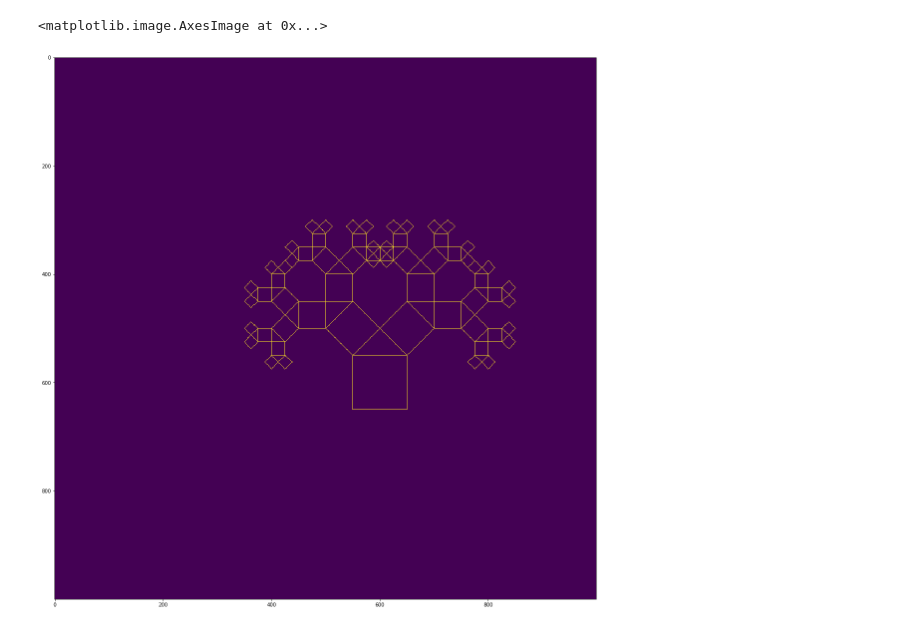
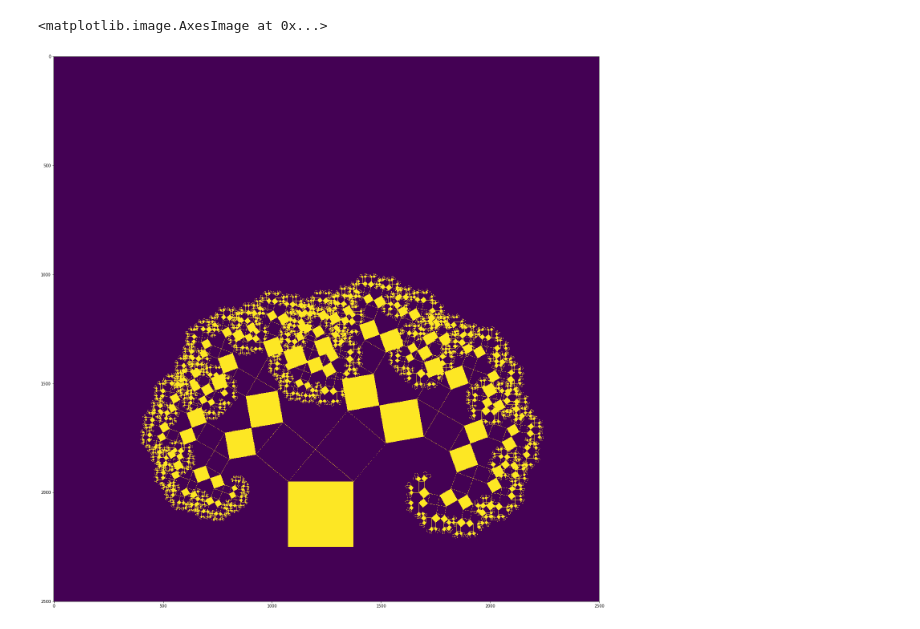
Before and after one commit to Rexhaif/GraphiksLabs, a Jupyter notebook: Graphic.ipynb, the cells around one changed output. Saved outputs shown, nothing was run; the diff lists cells and outputs as text; code cells hidden in the pictures.

```diff
--- a/Graphic.ipynb
+++ b/Graphic.ipynb
@@ -6,14 +4,4 @@ from tkinter import *
 # %%
 import matplotlib.pyplot as plt
 from skimage.draw import *
-# %%
-#В данном случае эта запись означает,
-#что мы импортируем модуль math из Tkinter
-#Tkinter - кроссплатформенная библиотека
-#для разработки графического интерфейса на языке Python
-x=750 #это параметры расположения дерева
-y=750
-side=100 #сторона квадрата
-deep=6 #количество итераций
-alfa=math.pi/3
 # %%
@@ -50,2 +37,0 @@ import numpy as np
-# %%
-img = np.zeros((1000,1000))
@@ -54,8 +38,13 @@ Pyth_tree(img, x-100,y-100, side, 0, math.radians(45), 6,6)
+# %%
+def construct_tree(size=(2500, 2500), side=300, pos=(2250, 1375), angle=45, depth=8):
+    img = np.zeros(size)
+    Pyth_tree(img, pos[0], pos[1], alfa=math.radians(angle), fi=0, side=side, deep=depth, count_deep=0)
+    return img
 # %%
 %matplotlib inline
 # %%
-plt.figure(figsize=(20,20))
-plt.imshow(img)
+plt.figure(figsize=(25,25))
+plt.imshow(construct_tree(angle=40, depth=12))
 # %% [output]
 <matplotlib.image.AxesImage at 0x...>
-[figure, old version]
+[figure, new version]
```
Also changed, not shown: parts of 12 cells of this notebook.
